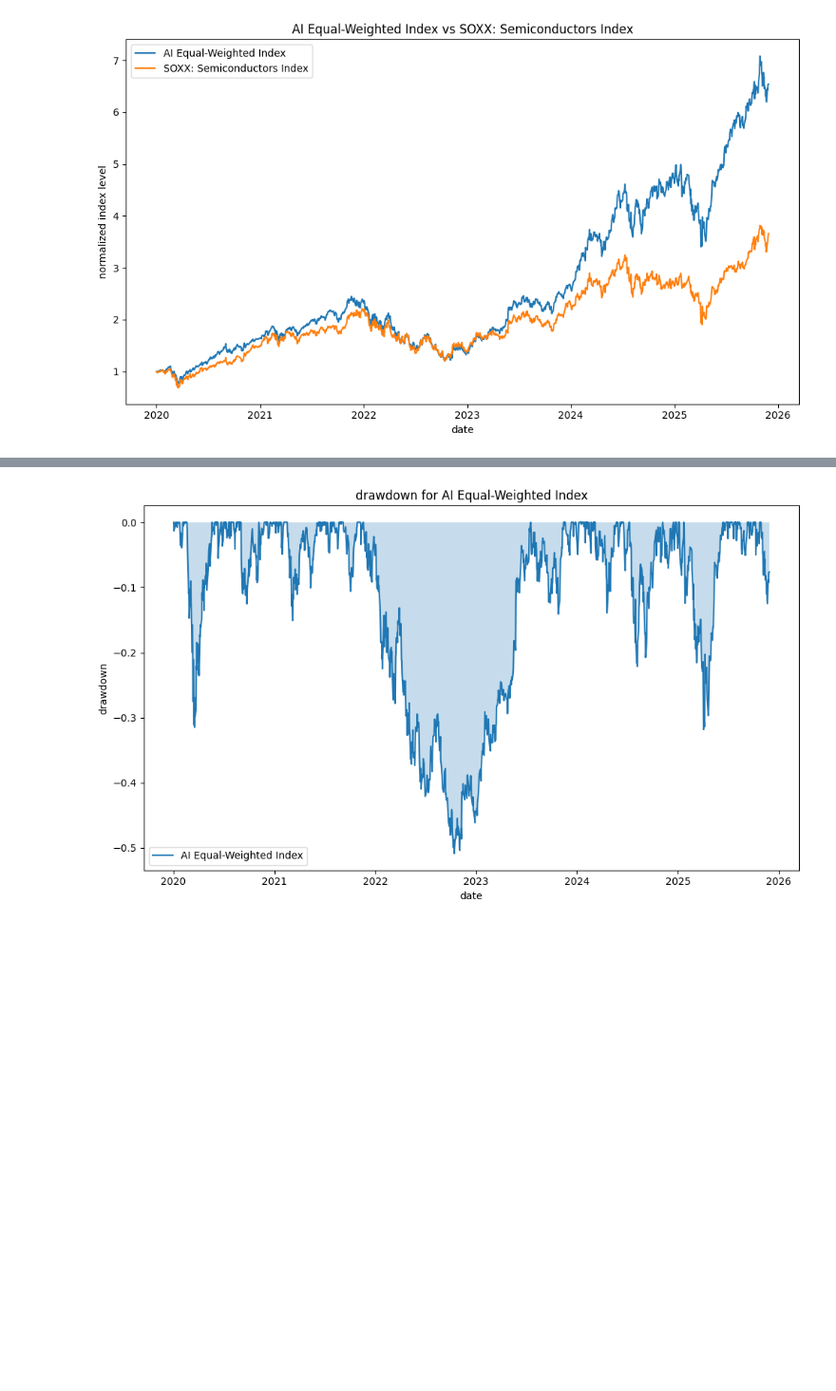
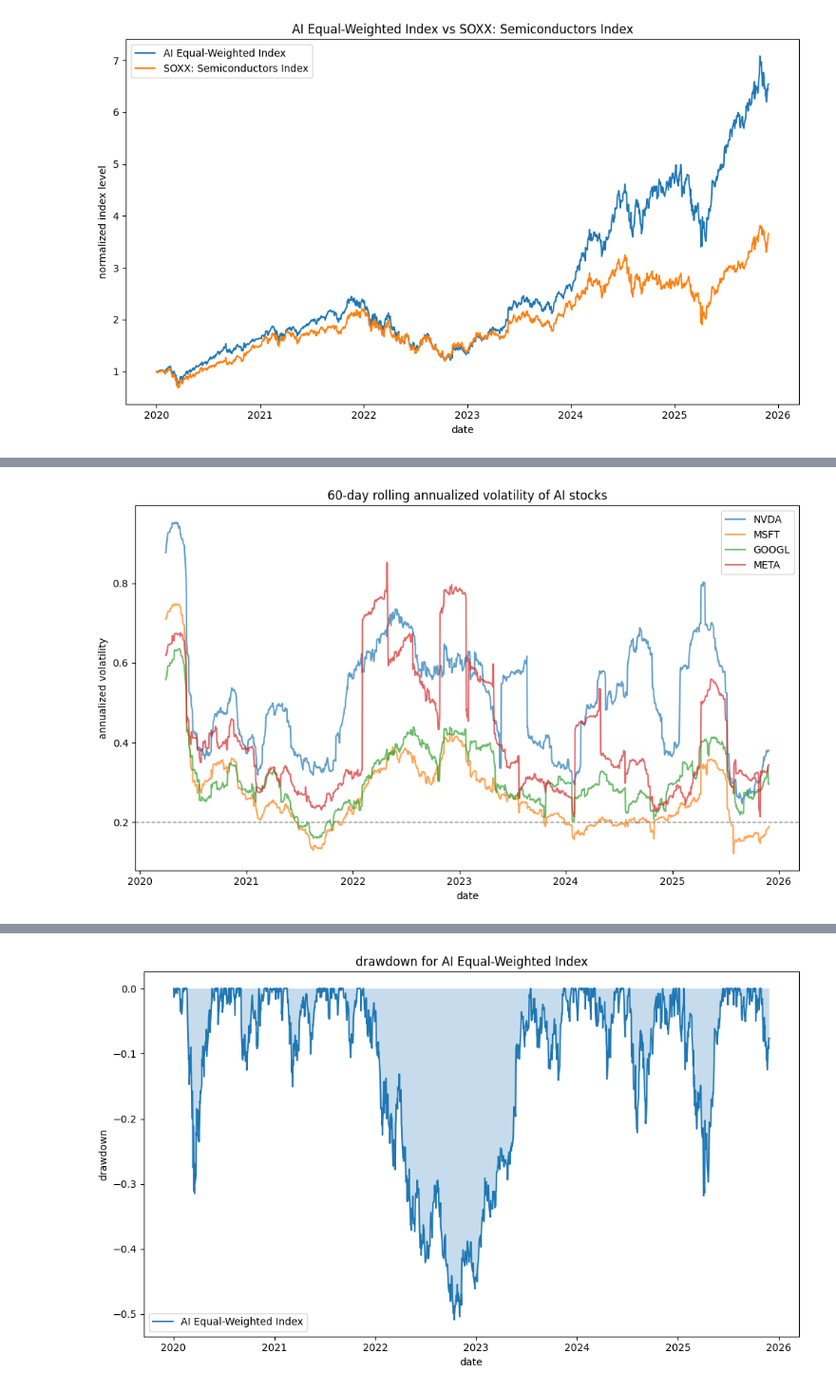
Before and after one commit to akbargafurov/ai-bubble, a Jupyter notebook: presentation/ai_bubble_analysis.ipynb, the cells around one changed output, grey strips where cells are left out. Shown at 95% size. Cells and saved outputs as stored; diff of their text form; code cells hidden in the pictures; blank space fills up the shorter version.

```diff
--- a/presentation/ai_bubble_analysis.ipynb
+++ b/presentation/ai_bubble_analysis.ipynb
@@ -234,0 +286,5 @@ plot_normalized_prices(ai_stock_data)
+# %%
+# plot rolling volatility for AI stock returns
+plot_rolling_volatility(rolling_vol, subset=["NVDA", "MSFT", "GOOGL", "META"])
+# %% [output]
+[figure, added]
```
Also changed, not shown: parts of 42 cells of this notebook.
